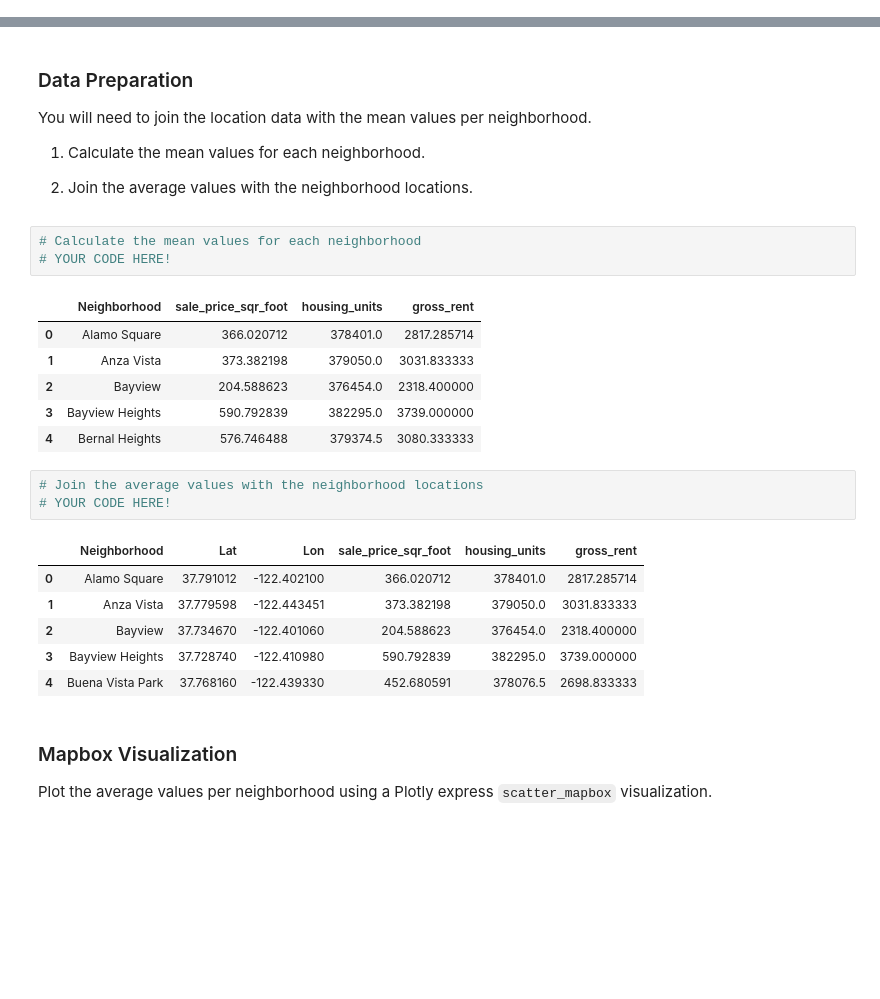
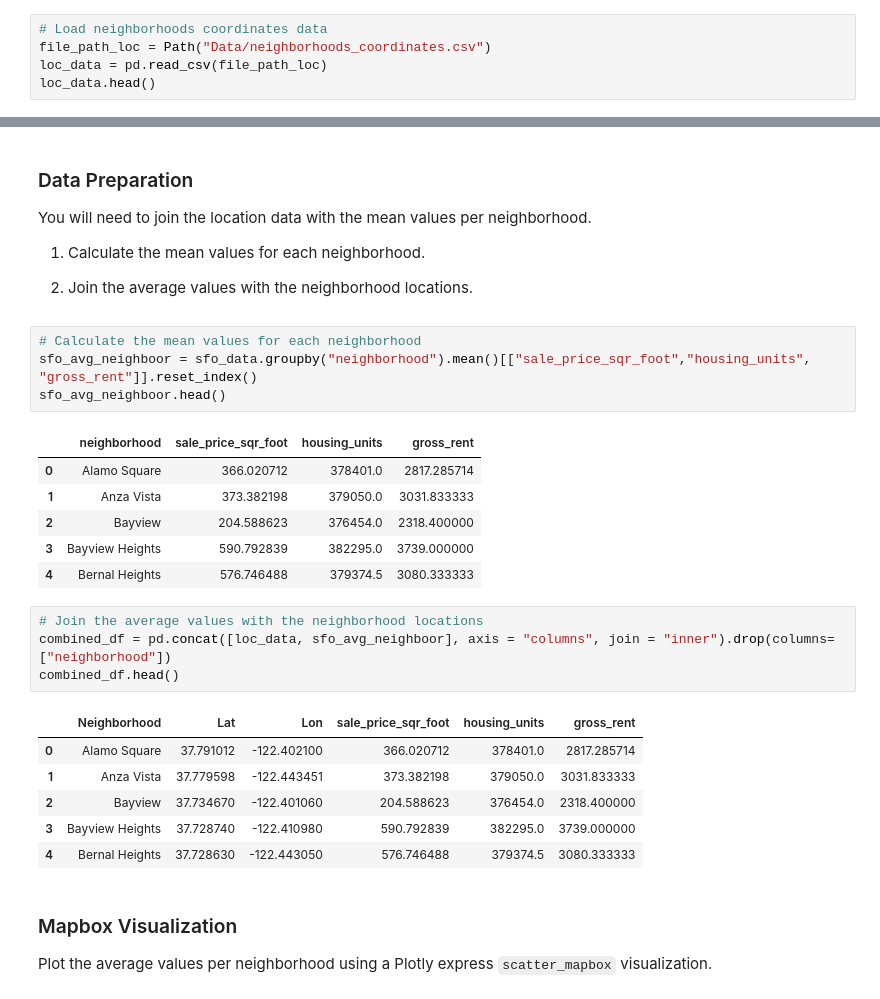
Before and after one commit to vweinblatt123/HW6-Pythonic-Monopoly, a Jupyter notebook: rental_analysis.ipynb, the cells around one changed output, grey strips where cells are left out. Saved outputs shown, nothing was run; the diff lists cells and outputs as text; blank space fills up the shorter version.

```diff
--- a/rental_analysis.ipynb
+++ b/rental_analysis.ipynb
@@ -288,0 +279,5 @@ In this section, you will read in neighborhoods location data and build an inter
+# %%
+# Load neighborhoods coordinates data
+file_path_loc = Path("Data/neighborhoods_coordinates.csv")
+loc_data = pd.read_csv(file_path_loc)
+loc_data.head()
@@ -296,9 +298,10 @@ You will need to join the location data with the mean values per neighborhood.
 2. Join the average values with the neighborhood locations.
 # %%
 # Calculate the mean values for each neighborhood
-# YOUR CODE HERE!
+sfo_avg_neighboor = sfo_data.groupby("neighborhood").mean()[["sale_price_sqr_foot","housing_units", "gross_rent"]].reset_index()
+sfo_avg_neighboor.head()
 # %% [output]
-|  | Neighborhood | sale_price_sqr_foot | housing_units | gross_rent |
+|  | neighborhood | sale_price_sqr_foot | housing_units | gross_rent |
 | 0 | Alamo Square | 366.020712 | 378401.0 | 2817.285714 |
 | 1 | Anza Vista | 373.382198 | 379050.0 | 3031.833333 |
 | 2 | Bayview | 204.588623 | 376454.0 | 2318.400000 |
@@ -306,14 +309,15 @@ You will need to join the location data with the mean values per neighborhood.
 | 4 | Bernal Heights | 576.746488 | 379374.5 | 3080.333333 |
 # %%
 # Join the average values with the neighborhood locations
-# YOUR CODE HERE!
+combined_df = pd.concat([loc_data, sfo_avg_neighboor], axis = "columns", join = "inner").drop(columns=["neighborhood"])
+combined_df.head()
 # %% [output]
 |  | Neighborhood | Lat | Lon | sale_price_sqr_foot | housing_units | gross_rent |
 | 0 | Alamo Square | 37.791012 | -122.402100 | 366.020712 | 378401.0 | 2817.285714 |
 | 1 | Anza Vista | 37.779598 | -122.443451 | 373.382198 | 379050.0 | 3031.833333 |
 | 2 | Bayview | 37.734670 | -122.401060 | 204.588623 | 376454.0 | 2318.400000 |
 | 3 | Bayview Heights | 37.728740 | -122.410980 | 590.792839 | 382295.0 | 3739.000000 |
-| 4 | Buena Vista Park | 37.768160 | -122.439330 | 452.680591 | 378076.5 | 2698.833333 |
+| 4 | Bernal Heights | 37.728630 | -122.443050 | 576.746488 | 379374.5 | 3080.333333 |
 # %% [markdown]
 ### Mapbox Visualization
 
```
Also changed, not shown: parts of 6 cells of this notebook.
